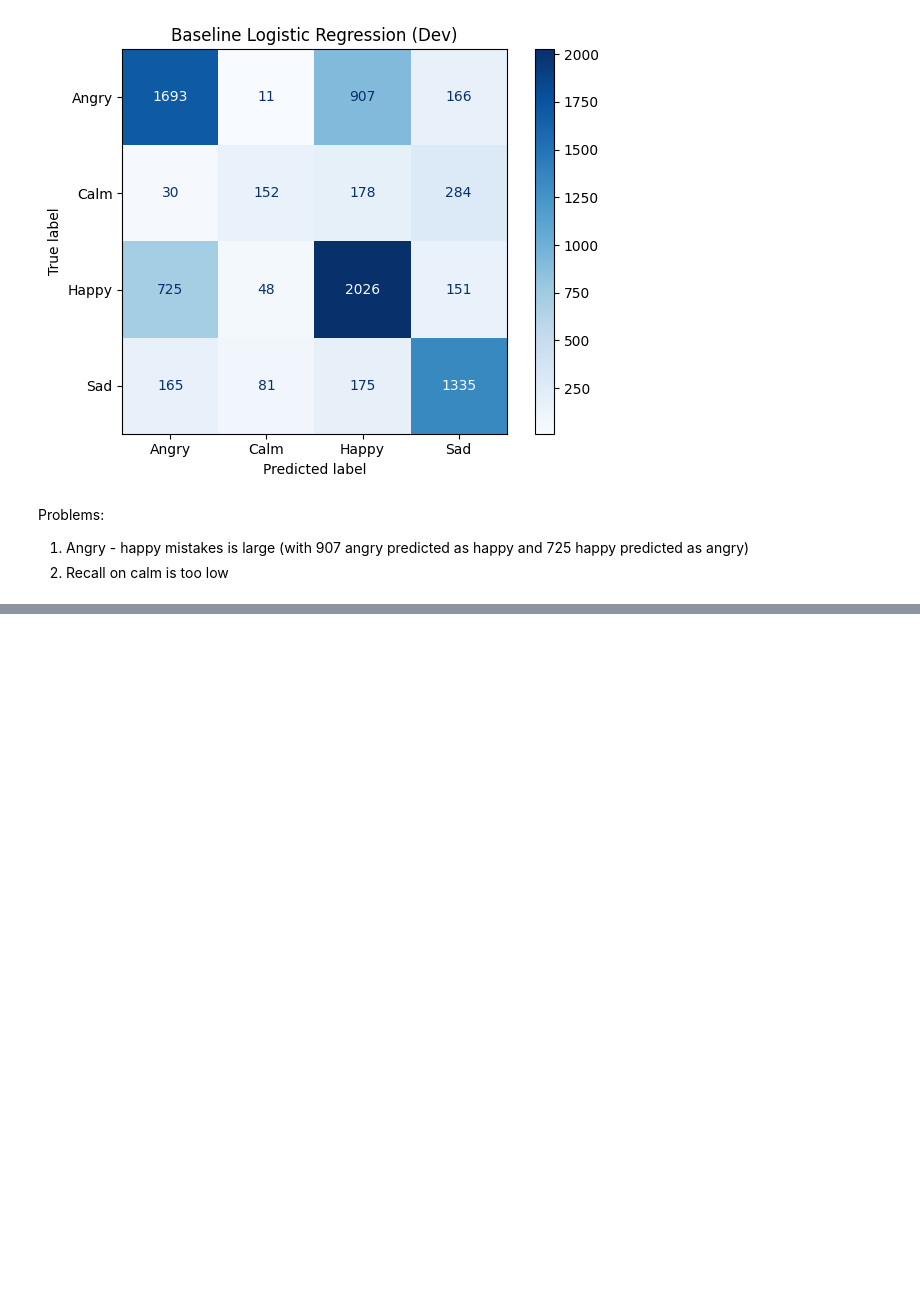
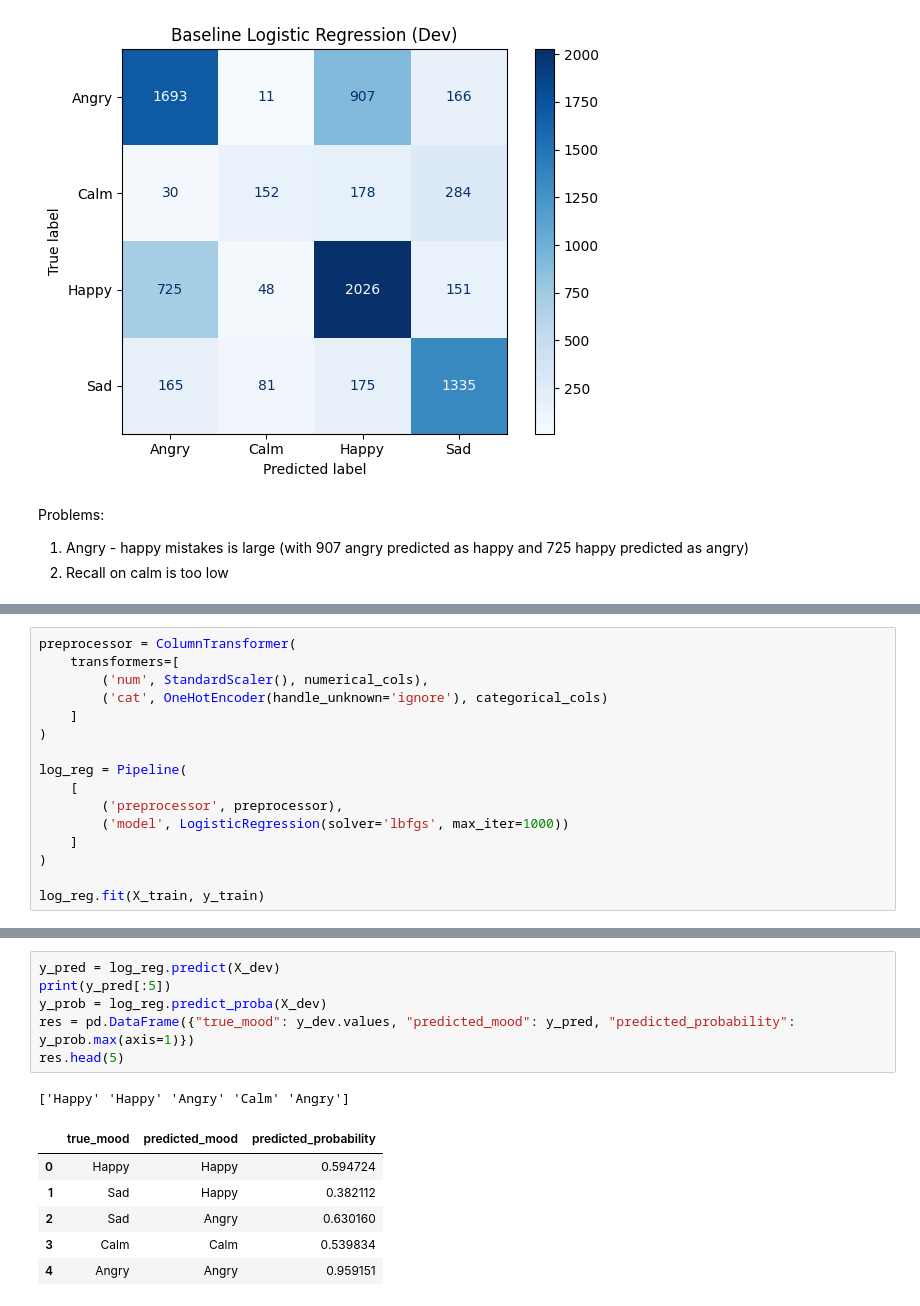
Before and after one commit to Nam-Antoine/-ML-1-project, a Jupyter notebook: model/model_baseline.ipynb, the cells around one changed output, grey strips where cells are left out. Saved outputs shown, nothing was run; the diff lists cells and outputs as text; blank space fills up the shorter version.

```diff
--- a/model/model_baseline.ipynb
+++ b/model/model_baseline.ipynb
@@ -152,0 +199,16 @@ Problems:
+# %%
+preprocessor = ColumnTransformer(
+    transformers=[
+        ('num', StandardScaler(), numerical_cols),
+        ('cat', OneHotEncoder(handle_unknown='ignore'), categorical_cols)
+    ]
+)
+
+log_reg = Pipeline(
+    [
+        ('preprocessor', preprocessor),
+        ('model', LogisticRegression(solver='lbfgs', max_iter=1000))
+    ]
+)
+
+log_reg.fit(X_train, y_train)
@@ -152,0 +230,14 @@ Problems:
+# %%
+y_pred = log_reg.predict(X_dev)
+print(y_pred[:5])
+y_prob = log_reg.predict_proba(X_dev)
+res = pd.DataFrame({"true_mood": y_dev.values, "predicted_mood": y_pred, "predicted_probability": y_prob.max(axis=1)})
+res.head(5)
+# %% [output]
+['Happy' 'Happy' 'Angry' 'Calm' 'Angry']
+|  | true_mood | predicted_mood | predicted_probability |
+| 0 | Happy | Happy | 0.594724 |
+| 1 | Sad | Happy | 0.382112 |
+| 2 | Sad | Angry | 0.630160 |
+| 3 | Calm | Calm | 0.539834 |
+| 4 | Angry | Angry | 0.959151 |
```
Also changed, not shown: parts of 16 cells of this notebook.
